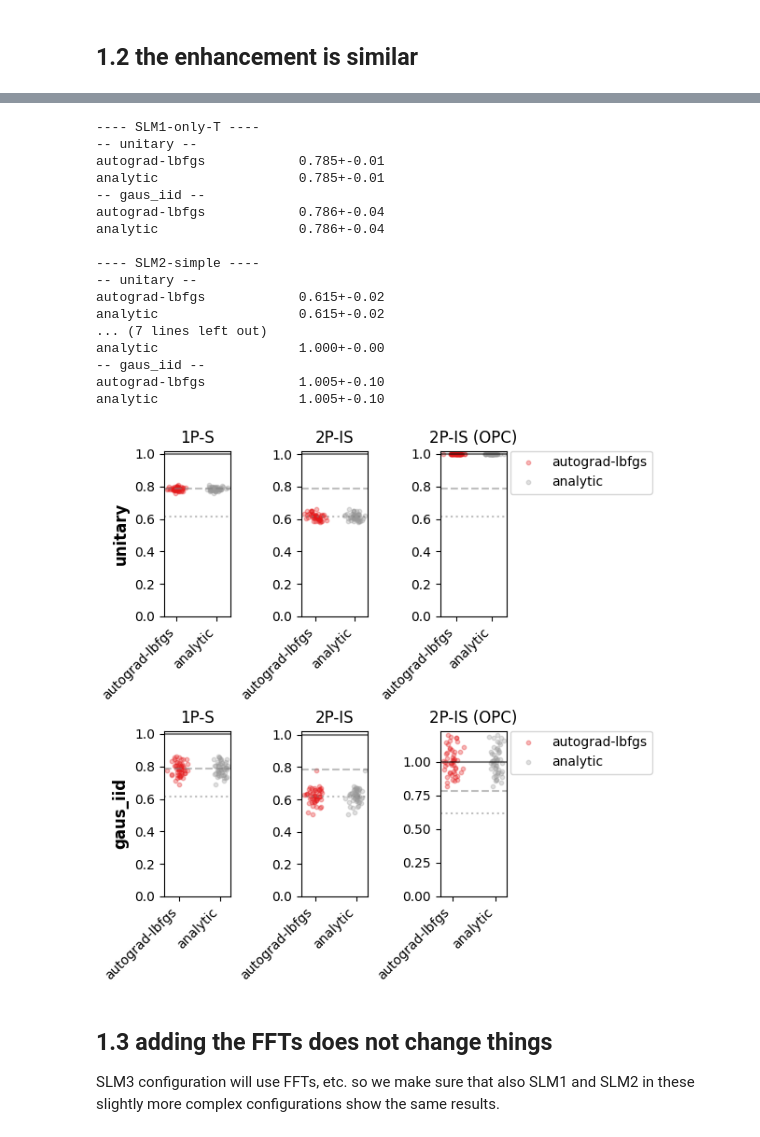
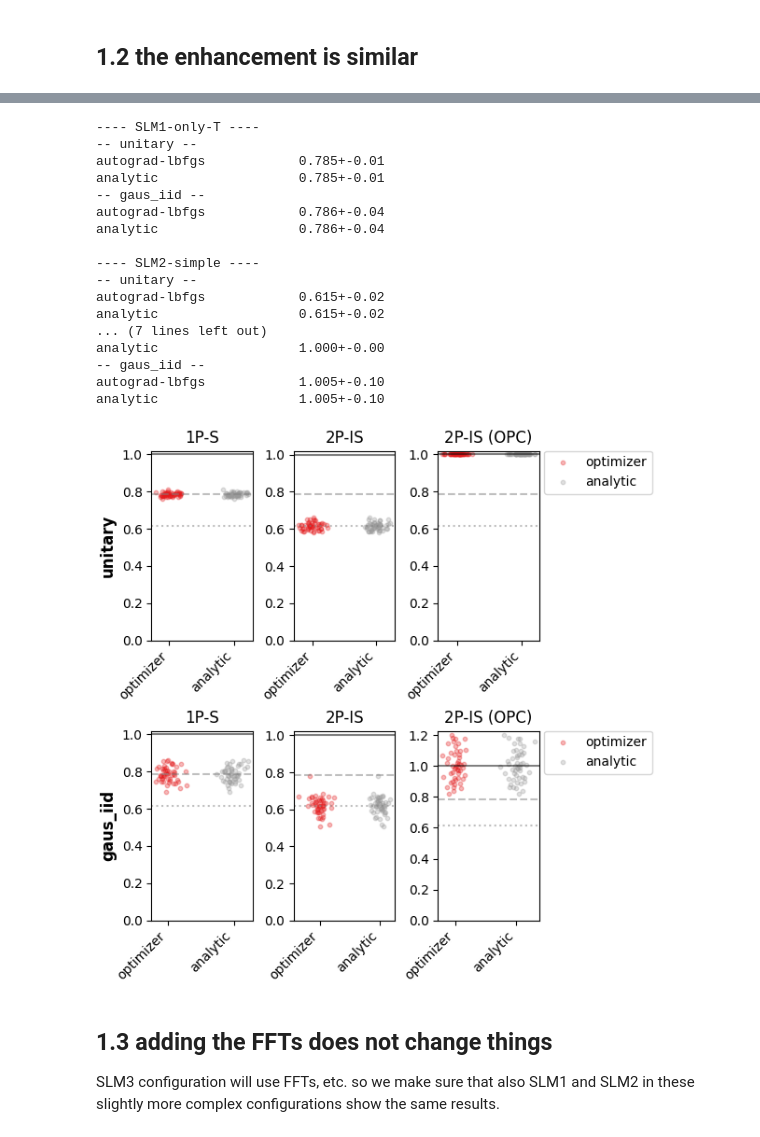
Before and after one commit to rubiaek/qwfs2, a Jupyter notebook: qwfs/view_plots.ipynb, the cells around one changed output, grey strips where cells are left out. Cells and saved outputs as stored; diff of their text form; code cells hidden in the pictures.

```diff
--- a/qwfs/view_plots.ipynb
+++ b/qwfs/view_plots.ipynb
@@ -55,29 +58,29 @@ fig.savefig(rf'G:\My Drive\Projects\ScalingQWFS\Paper\Figures\optimizer_find_sam
 # %%
 path = glob.glob(rf'{DATA_DIR}\vrs_analytic\*50_tries_analytic*')[-1]
 res = QWFSResult(path)
 res.print()
-fig = res.show_scatterplots(config_names=['1P-S', '2P-IS', '2P-IS (OPC)'])
+fig = res.show_scatterplots(config_names=['1P-S', '2P-IS', '2P-IS (OPC)'], algo_names=['optimizer', 'analytic'])
 fig.savefig(rf'G:\My Drive\Projects\ScalingQWFS\Paper\Figures\optimizer_sanity')
 plt.show()
 # %% [output]
 ---- SLM1-only-T ----
 -- unitary --
 autograd-lbfgs            0.785+-0.01
 analytic                  0.785+-0.01
 -- gaus_iid --
 autograd-lbfgs            0.786+-0.04
 analytic                  0.786+-0.04
 
 ---- SLM2-simple ----
 -- unitary --
 autograd-lbfgs            0.615+-0.02
 analytic                  0.615+-0.02
 ... (7 lines left out)
 analytic                  1.000+-0.00
 -- gaus_iid --
 autograd-lbfgs            1.005+-0.10
 analytic                  1.005+-0.10
-[figure, old version]
+[figure, new version]
 # %% [markdown]
 ## 1.3 adding the FFTs does not change things
 SLM3 configuration will use FFTs, etc. so we make sure that also SLM1 and SLM2 in these slightly more complex configurations show the same results.
```
Also changed, not shown: parts of 2 cells of this notebook, 1 other file.
